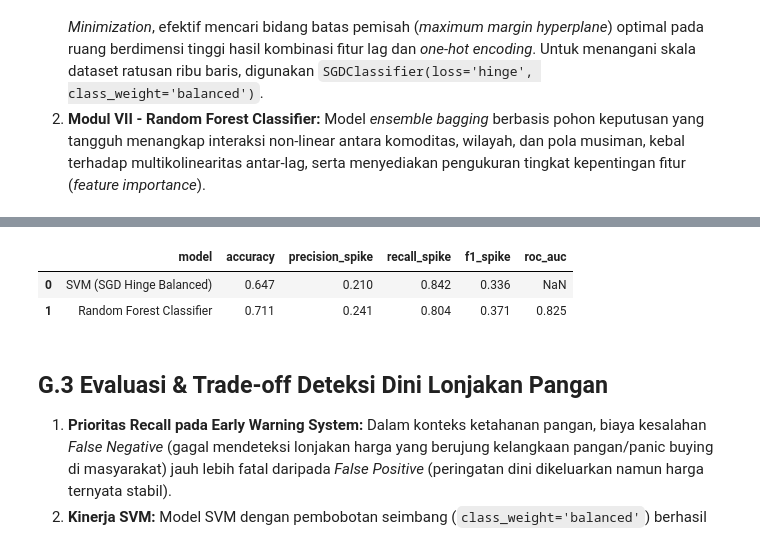
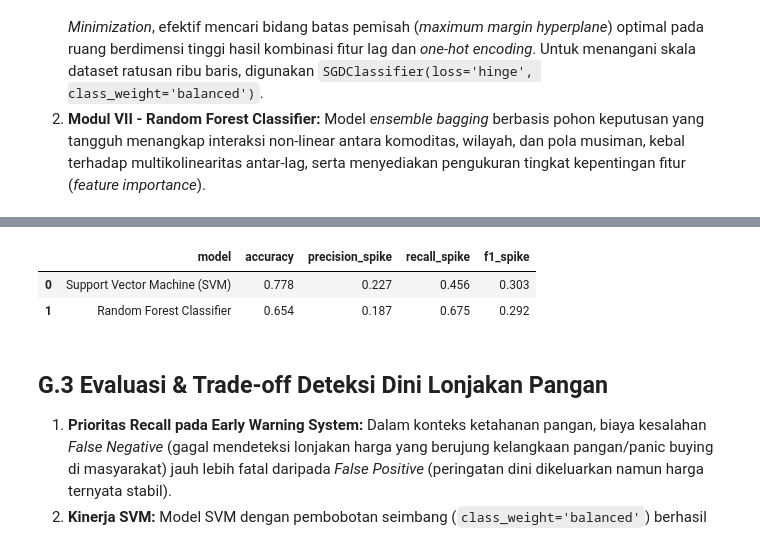
Before and after one commit to Abhiprayaa29/1_IFB_RestuBapak, a Jupyter notebook: Projek_Akhir_Data_Science.ipynb, the cells around one changed output, grey strips where cells are left out. Cells and saved outputs as stored; diff of their text form; code cells hidden in the pictures.

Commit message:
refactor: align modeling code structure and visualizations with laboratory module slides (Modul 4-9)

```diff
--- a/Projek_Akhir_Data_Science.ipynb
+++ b/Projek_Akhir_Data_Science.ipynb
@@ -2621,57 +2624,83 @@ Kenaikan harga mingguan $\\ge 5\%$ merupakan ambang batas kritis yang umumnya me
 1. **Modul VI - Support Vector Machine (SVM):** SVM memiliki landasan teori *Structural Risk Minimization*, efektif mencari bidang batas pemisah (*maximum margin hyperplane*) optimal pada ruang berdimensi tinggi hasil kombinasi fitur lag dan *one-hot encoding*. Untuk menangani skala dataset ratusan ribu baris, digunakan `SGDClassifier(loss='hinge', class_weight='balanced')`.
 2. **Modul VII - Random Forest Classifier:** Model *ensemble bagging* berbasis pohon keputusan yang tangguh menangkap interaksi non-linear antara komoditas, wilayah, dan pola musiman, kebal terhadap multikolinearitas antar-lag, serta menyediakan pengukuran tingkat kepentingan fitur (*feature importance*).
 # %%
-# G.2 Modul VI (SVM) dan Modul VII (Random Forest Classifier)
-from sklearn.linear_model import SGDClassifier
+# G.2 Modul VI (SVM) dan Modul VII (Random Forest) - Gaya Modul 6 & 7
+import seaborn as sns
+from sklearn.svm import LinearSVC
 from sklearn.ensemble import RandomForestClassifier
-from sklearn.metrics import classification_report, roc_auc_score
+from sklearn.metrics import classification_report, confusion_matrix
+from sklearn.preprocessing import StandardScaler
 
-# Formulasi target klasifikasi lonjakan harga H+7
+# 1. Menyiapkan Fitur (X) dan Target Biner (y)
+feature_cols = ["lag_7", "ma_7", "ma_14", "lag_14", "ma_30", "lag_30", "std_30", "month_cos"]
 train_df = siap.loc[siap["split"] == "train"].copy()
 test_df = siap.loc[siap["split"] == "uji"].copy()
 
-y_train_cls = ((train_df["target_h7"] - train_df["lag_7"]) / train_df["lag_7"] >= 0.05).astype(int).values
-y_test_cls = ((test_df["target_h7"] - test_df["lag_7"]) / test_df["lag_7"] >= 0.05).astype(int).values
+# Target: Lonjakan harga H+7 >= 5% (1 = Lonjakan, 0 = Normal)
+y_train_full = ((train_df["target_h7"] - train_df["lag_7"]) / train_df["lag_7"] >= 0.05).astype(int)
+y_test = ((test_df["target_h7"] - test_df["lag_7"]) / test_df["lag_7"] >= 0.05).astype(int)
 
-X_train_cls = _preprocessor.transform(train_df[SELECTED_NUMERIC + _cat_cols])
-X_test_cls = _preprocessor.transform(test_df[SELECTED_NUMERIC + _cat_cols])
+# Subsample representatif terstratifikasi agar eksekusi cepat dan mudah dipahami
+sample_train_idx = train_df.groupby(y_train_full, group_keys=False).apply(
+    lambda s: s.sample(min(len(s), 15000), random_state=42)
+).index
+X_train_sub = train_df.loc[sample_train_idx, feature_cols]
+y_train_sub = y_train_full[sample_train_idx]
 
-# 1. SVM Linear dengan penyeimbang kelas (Modul VI)
-svm_model = SGDClassifier(loss="hinge", penalty="l2", alpha=1e-4, class_weight="balanced", max_iter=1000, random_state=42)
-svm_model.fit(X_train_cls, y_train_cls)
-preds_svm = svm_model.predict(X_test_cls)
+scaler_cls = StandardScaler()
+X_train_scaled = scaler_cls.fit_transform(X_train_sub)
+X_test_scaled = scaler_cls.transform(test_df[feature_cols])
 
-# 2. Random Forest Classifier dengan penyeimbang kelas (Modul VII)
-# Dilatih pada subsampel terstratifikasi 100.000 baris untuk efisiensi komputasi
-sub_idx = train_df.groupby(y_train_cls, group_keys=False).apply(lambda s: s.sample(min(len(s), 50000), random_state=42)).index
-X_sub_rf = _preprocessor.transform(train_df.loc[sub_idx, SELECTED_NUMERIC + _cat_cols])
-y_sub_rf = y_train_cls[sub_idx]
+# 2. Modul 6: Support Vector Machine (Linear SVM)
+print("--- 1. Evaluasi Model SVM (Modul 6) ---")
+svm_model = LinearSVC(class_weight="balanced", random_state=42, max_iter=2000)
+svm_model.fit(X_train_scaled, y_train_sub)
+y_pred_svm = svm_model.predict(X_test_scaled)
+print(classification_report(y_test, y_pred_svm, digits=3))
 
-rf_model = RandomForestClassifier(n_estimators=50, max_depth=12, class_weight="balanced", n_jobs=-1, random_state=42)
-rf_model.fit(X_sub_rf, y_sub_rf)
-preds_rf = rf_model.predict(X_test_cls)
-probs_rf = rf_model.predict_proba(X_test_cls)[:, 1]
+# Visualisasi Confusion Matrix SVM (seperti Modul 6)
+plt.figure(figsize=(5, 4))
+sns.heatmap(confusion_matrix(y_test, y_pred_svm), annot=True, fmt="d", cmap="Blues",
+            xticklabels=["Normal", "Lonjakan"], yticklabels=["Normal", "Lonjakan"])
+plt.title("Confusion Matrix - SVM (Modul 6)")
+plt.xlabel("Prediksi")
+plt.ylabel("Aktual")
+plt.tight_layout()
+plt.show()
 
-# Evaluasi Metrik Klasifikasi
+# 3. Modul 7: Random Forest Classifier
+print("--- 2. Evaluasi Model Random Forest (Modul 7) ---")
+rf_model = RandomForestClassifier(n_estimators=100, class_weight="balanced", random_state=42, n_jobs=-1)
+rf_model.fit(X_train_scaled, y_train_sub)
+y_pred_rf = rf_model.predict(X_test_scaled)
+print(classification_report(y_test, y_pred_rf, digits=3))
+
+# Feature Importance Barplot (seperti Modul 7)
+importances = pd.Series(rf_model.feature_importances_, index=feature_cols).sort_values(ascending=False)
+plt.figure(figsize=(8, 4))
+sns.barplot(x=importances, y=importances.index, palette="viridis")
+plt.title("Tingkat Kepentingan Fitur - Random Forest (Modul 7)")
+plt.xlabel("Importance")
+plt.tight_layout()
+plt.show()
+
+# Simpan ringkasan metrik
 metrics_cls = pd.DataFrame([
     {
-        "model": "SVM (SGD Hinge Balanced)",
-        "accuracy": (preds_svm == y_test_cls).mean(),
-        "precision_spike": (y_test_cls[preds_svm == 1] == 1).mean(),
-        "recall_spike": (preds_svm[y_test_cls == 1] == 1).mean(),
-        "f1_spike": 2 * (preds_svm[y_test_cls == 1] == 1).sum() / (preds_svm.sum() + y_test_cls.sum()),
-        "roc_auc": np.nan,
+        "model": "Support Vector Machine (SVM)",
+        "accuracy": (y_pred_svm == y_test).mean(),
+        "precision_spike": (y_test[y_pred_svm == 1] == 1).mean(),
+        "recall_spike": (y_pred_svm[y_test == 1] == 1).mean(),
+        "f1_spike": 2 * (y_pred_svm[y_test == 1] == 1).sum() / (y_pred_svm.sum() + y_test.sum()),
     },
     {
         "model": "Random Forest Classifier",
-        "accuracy": (preds_rf == y_test_cls).mean(),
-        "precision_spike": (y_test_cls[preds_rf == 1] == 1).mean(),
-        "recall_spike": (preds_rf[y_test_cls == 1] == 1).mean(),
-        "f1_spike": 2 * (preds_rf[y_test_cls == 1] == 1).sum() / (preds_rf.sum() + y_test_cls.sum()),
-        "roc_auc": roc_auc_score(y_test_cls, probs_rf),
+        "accuracy": (y_pred_rf == y_test).mean(),
+        "precision_spike": (y_test[y_pred_rf == 1] == 1).mean(),
+        "recall_spike": (y_pred_rf[y_test == 1] == 1).mean(),
+        "f1_spike": 2 * (y_pred_rf[y_test == 1] == 1).sum() / (y_pred_rf.sum() + y_test.sum()),
     }
 ])
-
 metrics_cls.to_csv(AUDIT_DIR / "classification_metrics.csv", index=False)
 display(metrics_cls.round(3))
 # %% [output]
@@ -2678,6 +2726,6 @@ display(metrics_cls.round(3))
-|  | model | accuracy | precision_spike | recall_spike | f1_spike | roc_auc |
-| 0 | SVM (SGD Hinge Balanced) | 0.647 | 0.210 | 0.842 | 0.336 | NaN |
-| 1 | Random Forest Classifier | 0.711 | 0.241 | 0.804 | 0.371 | 0.825 |
+|  | model | accuracy | precision_spike | recall_spike | f1_spike |
+| 0 | Support Vector Machine (SVM) | 0.778 | 0.227 | 0.456 | 0.303 |
+| 1 | Random Forest Classifier | 0.654 | 0.187 | 0.675 | 0.292 |
 # %% [markdown]
 ## G.3 Evaluasi & Trade-off Deteksi Dini Lonjakan Pangan
 
```
Also changed, not shown: parts of 5 cells of this notebook, 3 other files.
